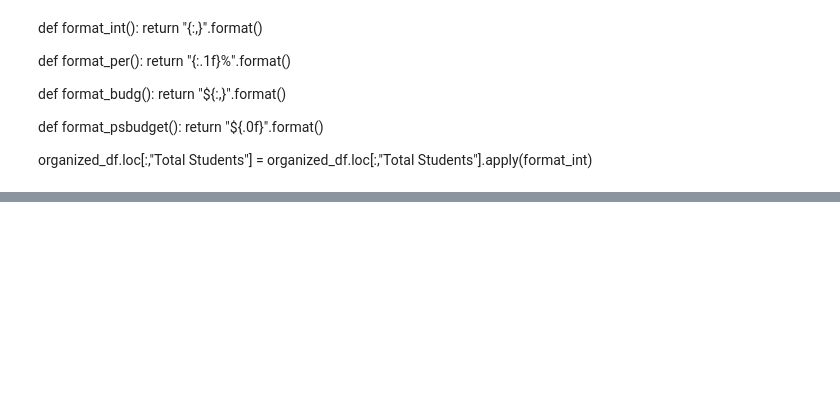
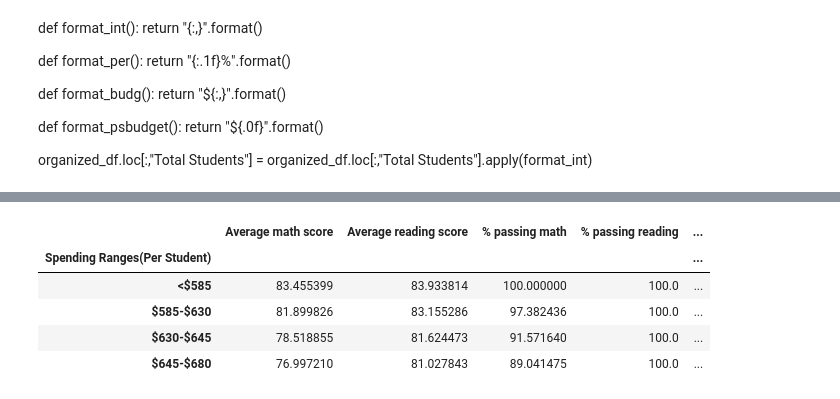
Before and after one commit to BlufferMK/pandas_challenge, a Jupyter notebook: PyCitySchools/PyCitySchools.ipynb, the cells around one changed output, grey strips where cells are left out. Cells and saved outputs as stored; diff of their text form; code cells hidden in the pictures; blank space fills up the shorter version.

```diff
--- a/PyCitySchools/PyCitySchools.ipynb
+++ b/PyCitySchools/PyCitySchools.ipynb
@@ -339,0 +349,13 @@ See the caveats in the documentation: https://pandas.pydata.org/pandas-docs/stab
+# %%
+spending_bins = [0,585,630,645,680]
+labels = ["<$585", "$585-$630", "$630-$645", "$645-$680"]
+
+organized_df["Spending Ranges(Per Student)"]=pd.cut(organized_df["Per student budget"],spending_bins, labels=labels)
+
+spending_math_scores = organized_df.groupby(["Spending Ranges(Per Student)"])["Average math score"].mean()
+spending_reading_scores = organized_df.groupby(["Spending Ranges(Per Student)"])["Average reading score"].mean()
+spending_passing_math = organized_df.groupby(["Spending Ranges(Per Student)"])["% passing math"].mean()
+spending_passing_reading = organized_df.groupby(["Spending Ranges(Per Student)"])["% passing reading"].mean()
+overall_passing_spending = organized_df.groupby(["Spending Ranges(Per Student)"])["% overall passing"].mean()
+
+organized_df["Per student budget"] = organized_df["Per student budget"].map("${:.0f}".format)
@@ -339,0 +389,14 @@ See the caveats in the documentation: https://pandas.pydata.org/pandas-docs/stab
+# %%
+spend_merge_1 = pd.merge(spending_math_scores, spending_reading_scores, on="Spending Ranges(Per Student)")
+spend_merge_2 = pd.merge(spend_merge_1, spending_passing_math, on="Spending Ranges(Per Student)")
+spend_merge_3 = pd.merge(spend_merge_2, spending_passing_reading, on="Spending Ranges(Per Student)")
+spending_summary = pd.merge(spend_merge_3,overall_passing_spending, on = "Spending Ranges(Per Student)")
+
+spending_summary
+# %% [output]
+|  | Average math score | Average reading score | % passing math | % passing reading | ... |
+| Spending Ranges(Per Student) |  |  |  |  | ... |
+| <$585 | 83.455399 | 83.933814 | 100.000000 | 100.0 | ... |
+| $585-$630 | 81.899826 | 83.155286 | 97.382436 | 100.0 | ... |
+| $630-$645 | 78.518855 | 81.624473 | 91.571640 | 100.0 | ... |
+| $645-$680 | 76.997210 | 81.027843 | 89.041475 | 100.0 | ... |
```
Also changed, not shown: parts of 20 cells of this notebook.
